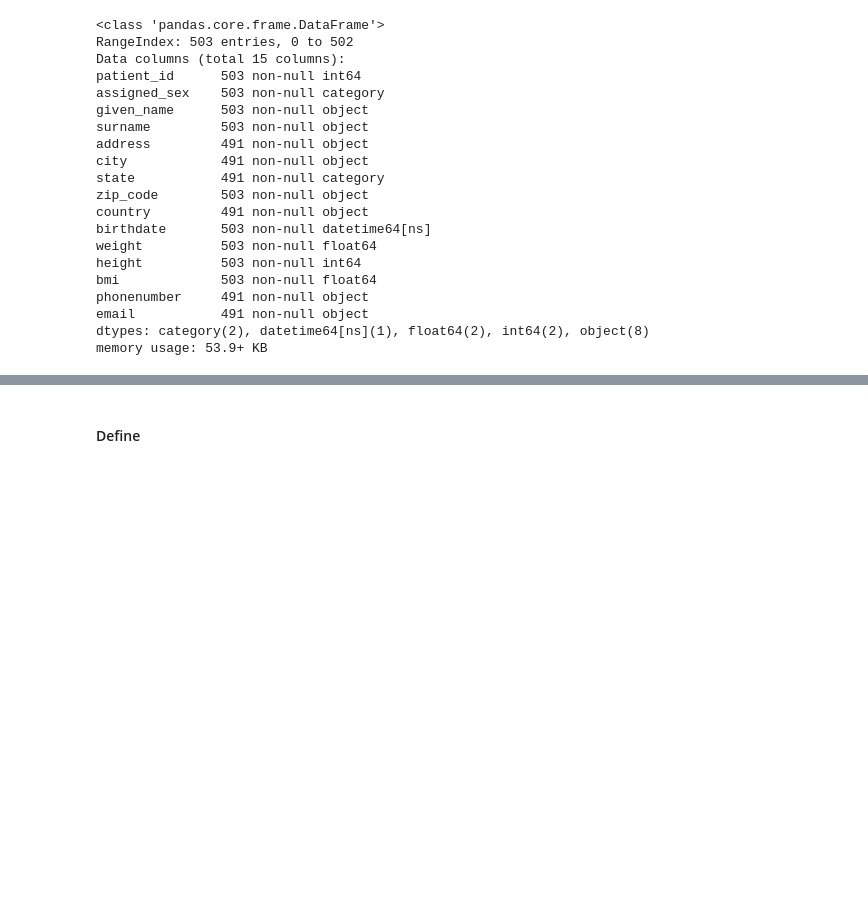
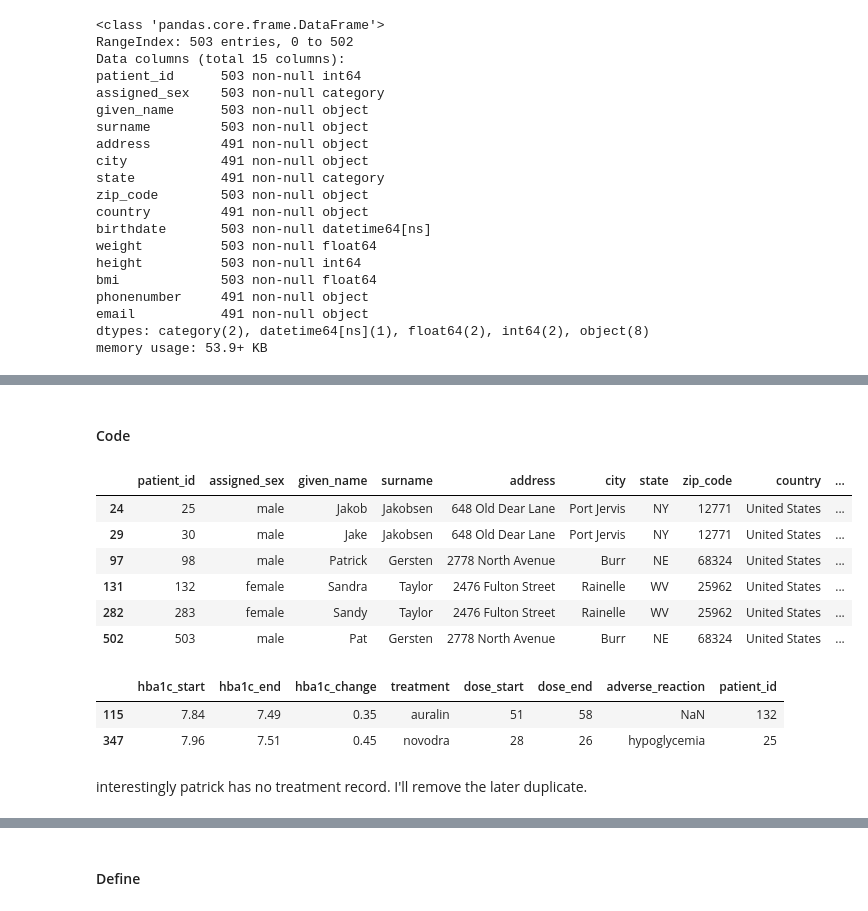
Before and after one commit to mccormd1/Analytics_Nanodegree, a Jupyter notebook: 3-Data Wrangling/Wrangling_materials/3-oral_insulin/oral_insulin.ipynb, the cells around one changed output, grey strips where cells are left out. Drawn from its saved outputs; the diff is of its cells as text; code cells hidden in the pictures; blank space fills up the shorter version.

Commit message:
completed cleaning
standardized phone numbers.
point cleaning of duplications, incorrect units, data entry errors.

```diff
--- a/3-Data Wrangling/Wrangling_materials/3-oral_insulin/oral_insulin.ipynb
+++ b/3-Data Wrangling/Wrangling_materials/3-oral_insulin/oral_insulin.ipynb
@@ -842,0 +860,2 @@ memory usage: 34.5+ KB
+# %%
+patients_clean.phonenumber=patients_clean.phonenumber.str.replace(r'\D+','').str.pad(11, fillchar='1')
@@ -842,0 +881,2 @@ memory usage: 34.5+ KB
+# %%
+patients_clean=patients_clean[patients_clean.surname!='Doe']
@@ -842,0 +931,20 @@ memory usage: 34.5+ KB
+# %% [markdown]
+#### Code
+# %%
+patients_clean[patients_clean.surname.isin(['Jakobsen','Gersten','Taylor'])&patients_clean.address.duplicated(keep=False)]
+# %% [output]
+|  | patient_id | assigned_sex | given_name | surname | address | city | state | zip_code | country | ... |
+| 24 | 25 | male | Jakob | Jakobsen | 648 Old Dear Lane | Port Jervis | NY | 12771 | United States | ... |
+| 29 | 30 | male | Jake | Jakobsen | 648 Old Dear Lane | Port Jervis | NY | 12771 | United States | ... |
+| 97 | 98 | male | Patrick | Gersten | 2778 North Avenue | Burr | NE | 68324 | United States | ... |
+| 131 | 132 | female | Sandra | Taylor | 2476 Fulton Street | Rainelle | WV | 25962 | United States | ... |
+| 282 | 283 | female | Sandy | Taylor | 2476 Fulton Street | Rainelle | WV | 25962 | United States | ... |
+| 502 | 503 | male | Pat | Gersten | 2778 North Avenue | Burr | NE | 68324 | United States | ... |
+# %%
+treatments_clean[treatments_clean.patient_id.isin([25,30,98,132,283,503])]
+# %% [output]
+|  | hba1c_start | hba1c_end | hba1c_change | treatment | dose_start | dose_end | adverse_reaction | patient_id |
+| 115 | 7.84 | 7.49 | 0.35 | auralin | 51 | 58 | NaN | 132 |
+| 347 | 7.96 | 7.51 | 0.45 | novodra | 28 | 26 | hypoglycemia | 25 |
+# %% [markdown]
+interestingly patrick has no treatment record. I'll remove the later duplicate.
```
Also changed, not shown: parts of 36 cells of this notebook.
